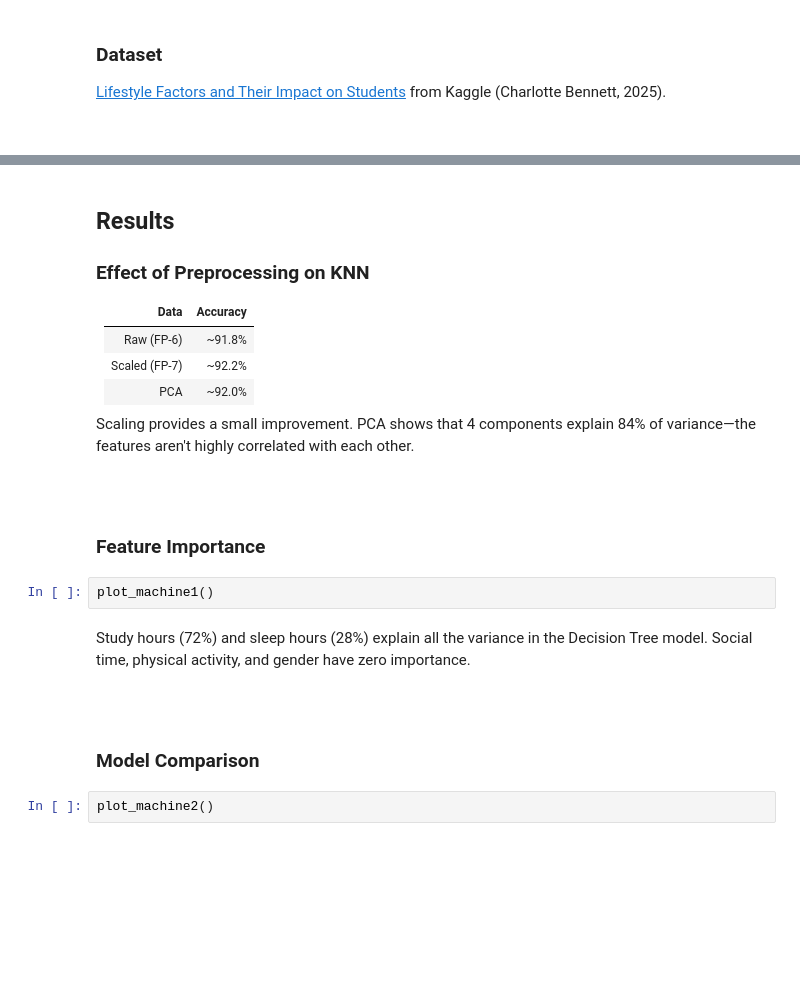
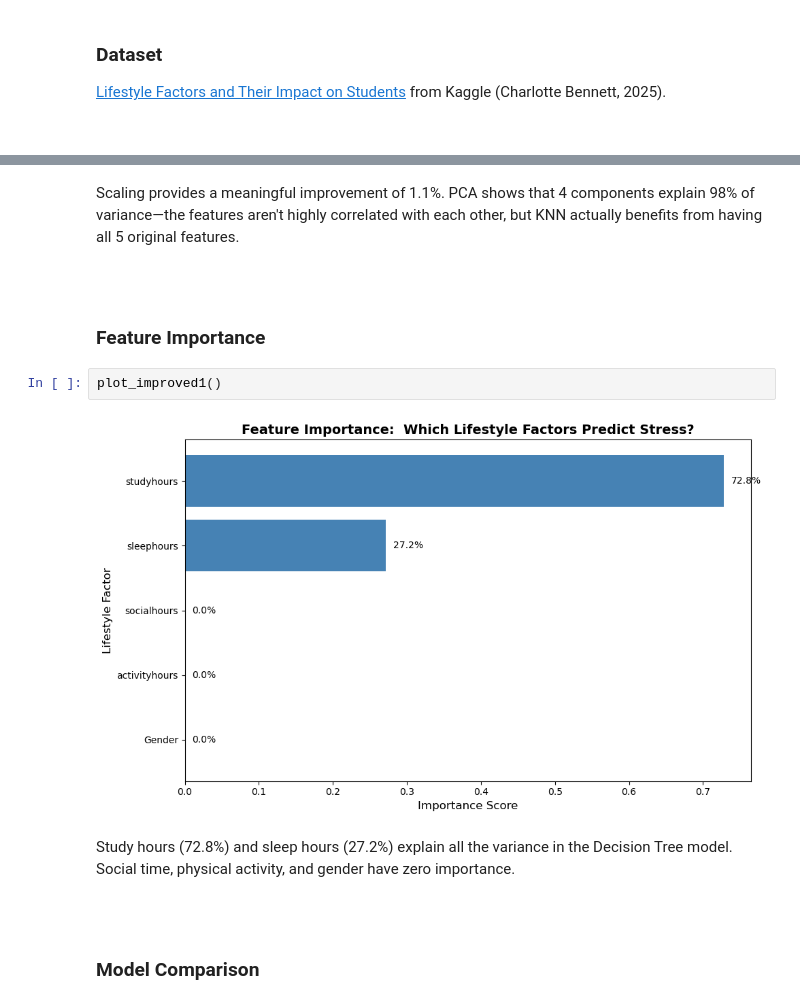
Before and after one commit to jorrewyffels-creator/DataAnalysisAssignements, a Jupyter notebook: FP-7/main.ipynb, the cells around one changed output, grey strips where cells are left out. Drawn from its saved outputs; the diff is of its cells as text; blank space fills up the shorter version.

```diff
--- a/FP-7/main.ipynb
+++ b/FP-7/main.ipynb
@@ -35,26 +60,17 @@ This project extends FP-6 by adding preprocessing and dimensionality reduction (
 # %% [markdown]
-## Results
 
-### Effect of Preprocessing on KNN
-
-| Data | Accuracy |
-|------|----------|
-| Raw (FP-6) | ~91.8% |
-| Scaled (FP-7) | ~92.2% |
-| PCA | ~92.0% |
-
-Scaling provides a small improvement.  PCA shows that 4 components explain 84% of variance—the features aren't highly correlated with each other.
+Scaling provides a meaningful improvement of 1.1%.  PCA shows that 4 components explain 98% of variance—the features aren't highly correlated with each other, but KNN actually benefits from having all 5 original features.
 
 <br>
 # %% [markdown]
 ### Feature Importance
-# %%
-plot_machine1()
+# %%
+plot_improved1()
+# %% [output]
+[figure, added]
 # %% [markdown]
-Study hours (72%) and sleep hours (28%) explain all the variance in the Decision Tree model. Social time, physical activity, and gender have zero importance.
+Study hours (72.8%) and sleep hours (27.2%) explain all the variance in the Decision Tree model. Social time, physical activity, and gender have zero importance.
 
 <br>
 # %% [markdown]
 ### Model Comparison
-# %%
-plot_machine2()
```
Also changed, not shown: parts of 8 cells of this notebook, 1 other file.
